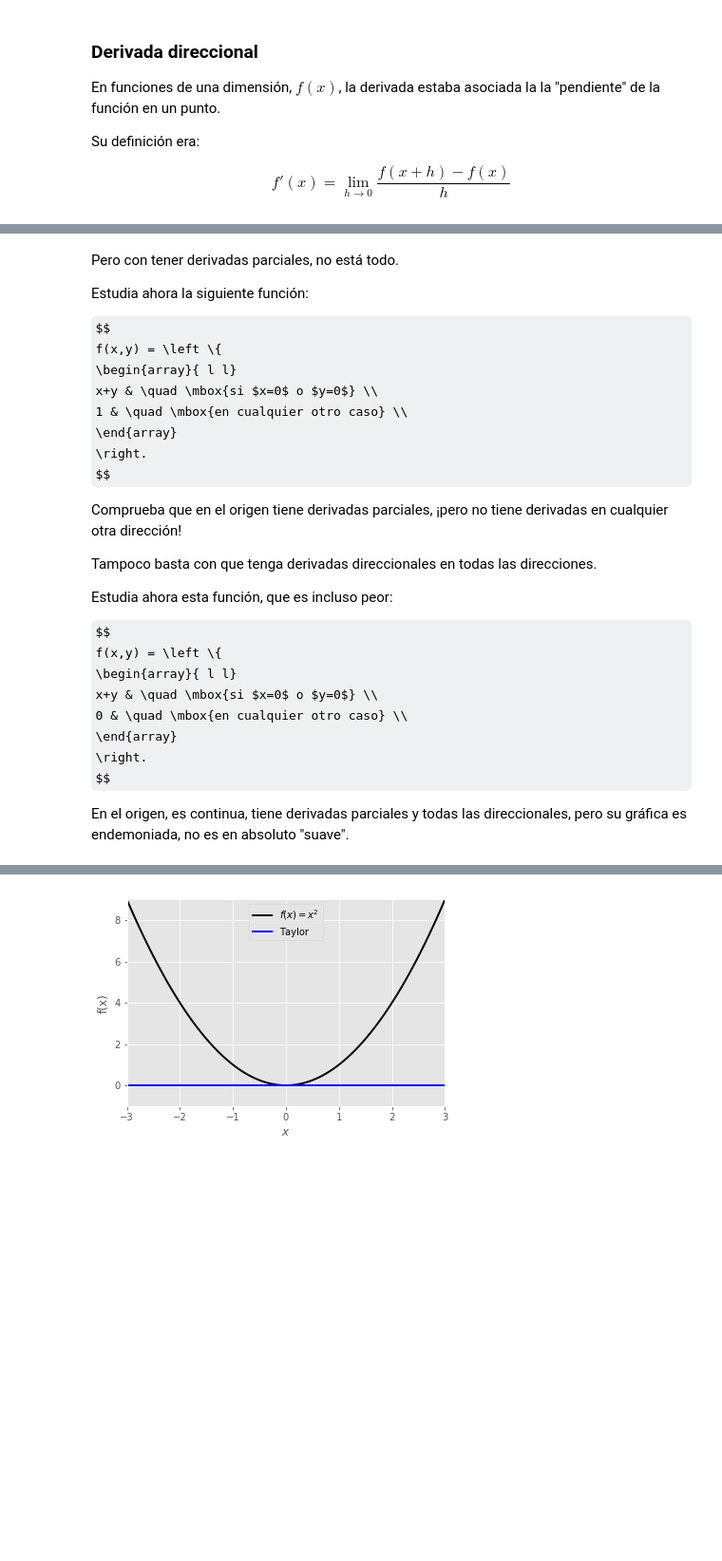
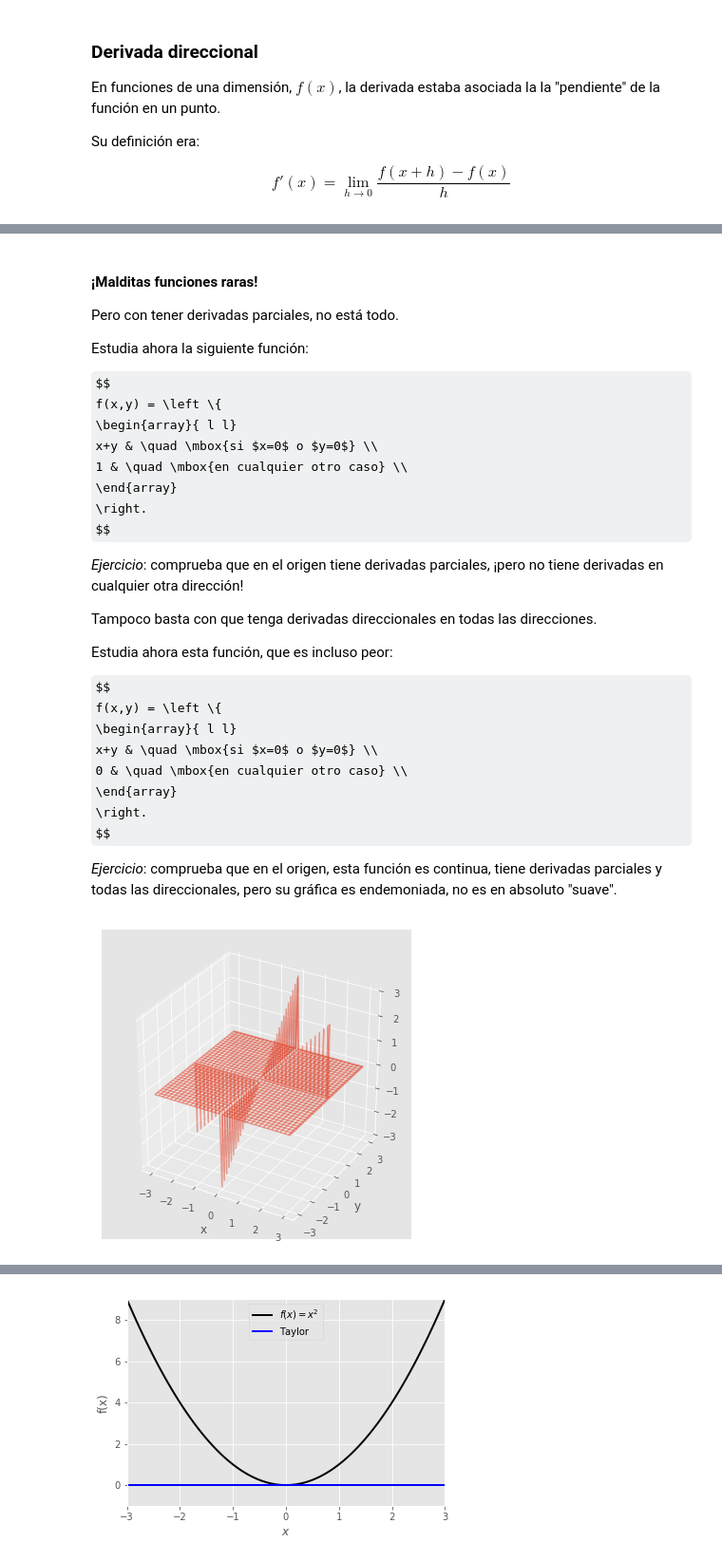
Before and after one commit to jahernando/USC-MMIII, a Jupyter notebook: tderivadas_direccional_diferencial.ipynb, the cells around one changed output, grey strips where cells are left out. Shown at 95% size. Cells and saved outputs as stored; diff of their text form; code cells hidden in the pictures; some formulas as TeX source; blank space fills up the shorter version.

```diff
--- a/tderivadas_direccional_diferencial.ipynb
+++ b/tderivadas_direccional_diferencial.ipynb
@@ -207,4 +276,5 @@ $$
 # %% [markdown]
+#### ¡Malditas funciones raras!
 
 Pero con tener derivadas parciales, no está todo.
 
@@ -219,7 +289,7 @@ x+y & \quad \mbox{si $x=0$ o $y=0$} \\
 \right.
 $$
 
-Comprueba que en el origen tiene derivadas parciales, ¡pero no tiene derivadas en cualquier otra dirección!
+*Ejercicio*: comprueba que en el origen tiene derivadas parciales, ¡pero no tiene derivadas en cualquier otra dirección!
 
 Tampoco basta con que tenga derivadas direccionales en todas las direcciones.
 
@@ -234,7 +304,20 @@ x+y & \quad \mbox{si $x=0$ o $y=0$} \\
 \right.
 $$
 
-En el origen, es continua, tiene derivadas parciales y todas las direccionales, pero su gráfica es endemoniada, no es en absoluto "suave".
+*Ejercicio*: comprueba que en el origen, esta función es continua, tiene derivadas parciales y todas las direccionales, pero su gráfica es endemoniada, no es en absoluto "suave".
+# %%
+xs = np.linspace(-3., 3., 101)
+ys = np.linspace(-3., 3., 101)
+xms, yms = np.meshgrid(xs, ys)
+a = 0.
+zms = 0.*xms + 0.*yms +a
+sel = (xms == 0); zms[sel] = xms[sel] + yms[sel]
+sel = (yms == 0); zms[sel] = xms[sel] + yms[sel]
+fig = plt.figure(figsize=(8, 6)); ax = plt.gca(projection='3d')
+ax.plot_wireframe(xms, yms, zms, cmap = 'jet', alpha = 0.5);
+ax.set_xlabel('x'); ax.set_ylabel('y'); ax.set_aspect('equal');
+# %% [output]
+[figure, added]
 # %% [markdown]
 ### Funciones diferenciables
 
```
Also changed, not shown: parts of 32 cells of this notebook, 2 other files.
